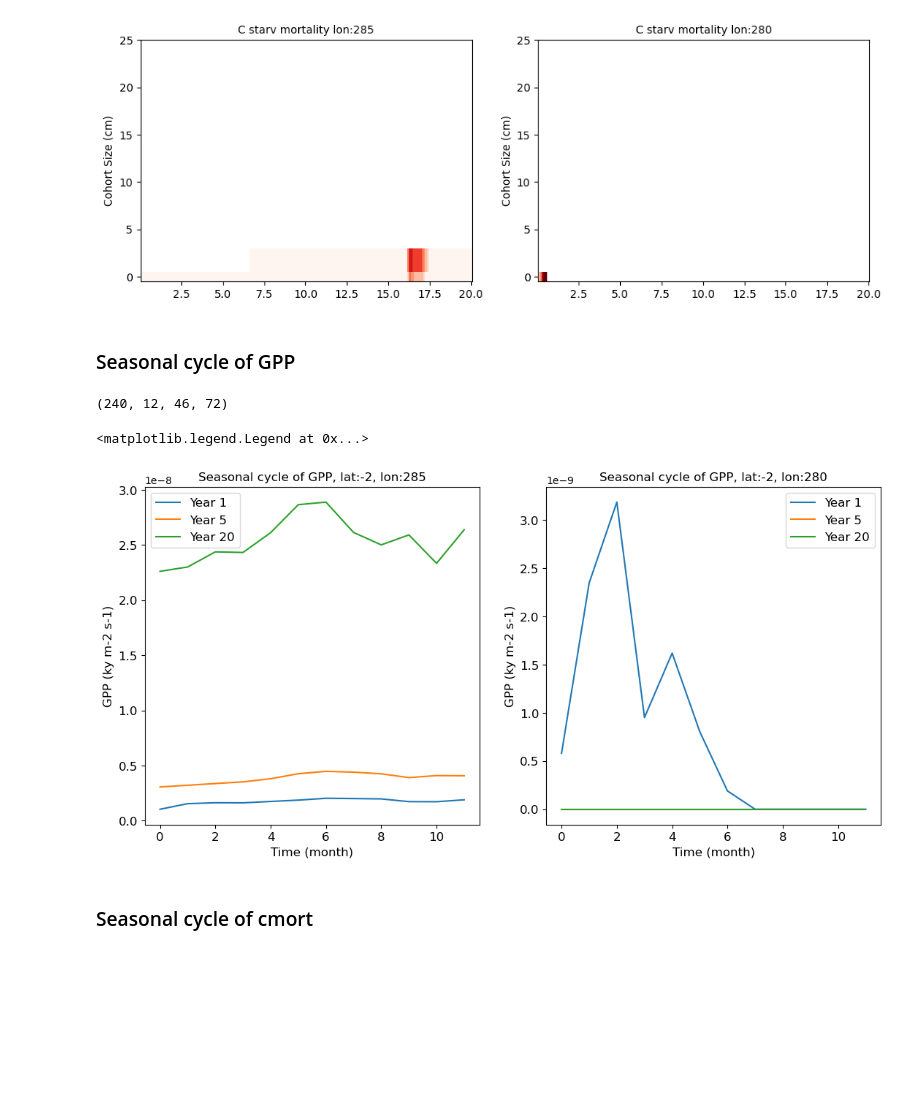
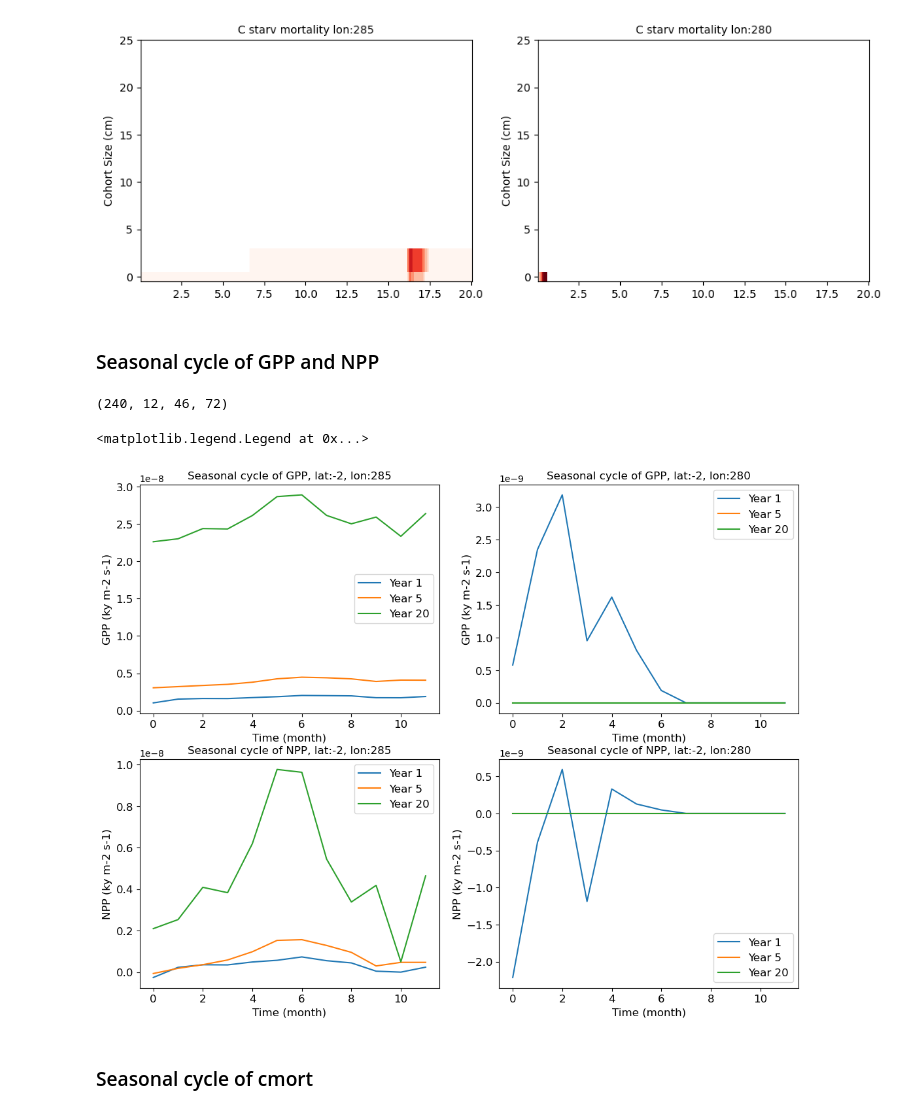
Before and after one commit to adrifoster/fates-global-cal, a Jupyter notebook: jupyter_ppe_scripts/jessie_scripts/Atkin_dieback_single_grid_cell.ipynb, the cells around one changed output. Saved outputs shown, nothing was run; the diff lists cells and outputs as text; code cells hidden in the pictures; blank space fills up the shorter version.

```diff
--- a/jupyter_ppe_scripts/jessie_scripts/Atkin_dieback_single_grid_cell.ipynb
+++ b/jupyter_ppe_scripts/jessie_scripts/Atkin_dieback_single_grid_cell.ipynb
@@ -178,42 +184,67 @@ f1ax1.tick_params(labelsize=10)
 # %% [output]
 [figure]
 # %% [markdown]
-### Seasonal cycle of GPP
+### Seasonal cycle of GPP and NPP
 # %%
 gpp_pf = fates_def.FATES_GPP_PF
 print(gpp_pf.shape)
+
+npp_pf = fates_def.FATES_NPP_PF
 
 # subset by area and just get PFT 1
 gpp_good = gpp_pf[:,0,22,57]
 gpp_bad = gpp_pf[:,0,22,56]
 
-fig3, ((f3ax0,f3ax1)) = plt.subplots(nrows=1,ncols=2, figsize=(13,6))
+npp_good = npp_pf[:,0,22,57]
+npp_bad = npp_pf[:,0,22,56]
+
+fig3, ((f3ax0,f3ax1),(f3ax2,f3ax3)) = plt.subplots(nrows=2,ncols=2, figsize=(13,10))
 
 ### AGB
 f3ax0.plot(gpp_good[0:12], label = 'Year 1')
 f3ax0.plot(gpp_good[48:60], label = 'Year 5')
 f3ax0.plot(gpp_good[228:], label = 'Year 20')
 
 f3ax0.set_title(r'Seasonal cycle of GPP, lat:-2, lon:285', fontsize = 12)
 f3ax0.set_ylabel('GPP (ky m-2 s-1)', fontsize = 12)
 f3ax0.set_xlabel('Time (month)', fontsize=12)
 f3ax0.tick_params(labelsize=12)
 f3ax0.legend(prop={'size':12})
 
-
 f3ax1.plot(gpp_bad[0:12], label = 'Year 1')
 f3ax1.plot(gpp_bad[48:60], label = 'Year 5')
 f3ax1.plot(gpp_bad[228:], label = 'Year 20')
 
 f3ax1.set_title(r'Seasonal cycle of GPP, lat:-2, lon:280', fontsize = 12)
 f3ax1.set_ylabel('GPP (ky m-2 s-1)', fontsize = 12)
 f3ax1.set_xlabel('Time (month)', fontsize=12)
 f3ax1.tick_params(labelsize=12)
 f3ax1.legend(prop={'size':12})
+
+
+f3ax2.plot(npp_good[0:12], label = 'Year 1')
+f3ax2.plot(npp_good[48:60], label = 'Year 5')
+f3ax2.plot(npp_good[228:], label = 'Year 20')
+
+f3ax2.set_title(r'Seasonal cycle of NPP, lat:-2, lon:285', fontsize = 12)
+f3ax2.set_ylabel('NPP (ky m-2 s-1)', fontsize = 12)
+f3ax2.set_xlabel('Time (month)', fontsize=12)
+f3ax2.tick_params(labelsize=12)
+f3ax2.legend(prop={'size':12})
+
+f3ax3.plot(npp_bad[0:12], label = 'Year 1')
+f3ax3.plot(npp_bad[48:60], label = 'Year 5')
+f3ax3.plot(npp_bad[228:], label = 'Year 20')
+
+f3ax3.set_title(r'Seasonal cycle of NPP, lat:-2, lon:280', fontsize = 12)
+f3ax3.set_ylabel('NPP (ky m-2 s-1)', fontsize = 12)
+f3ax3.set_xlabel('Time (month)', fontsize=12)
+f3ax3.tick_params(labelsize=12)
+f3ax3.legend(prop={'size':12})
 # %% [output]
 (240, 12, 46, 72)
 <matplotlib.legend.Legend at 0x...>
-[figure, old version]
+[figure, new version]
 # %% [markdown]
 ### Seasonal cycle of cmort
 # %%
```
Also changed, not shown: parts of 10 cells of this notebook.
